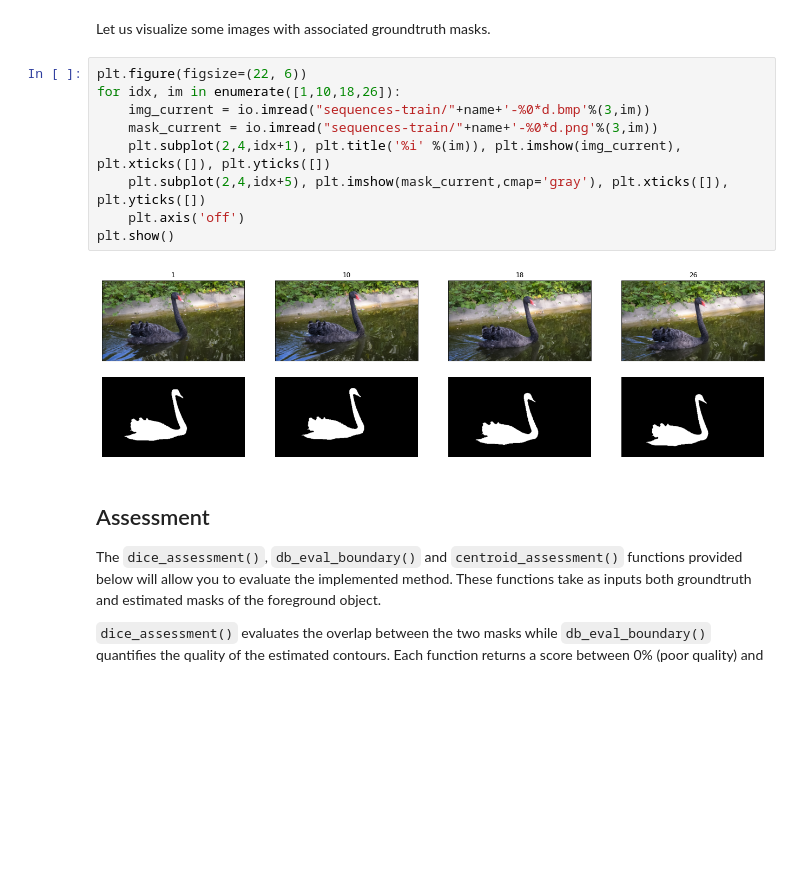
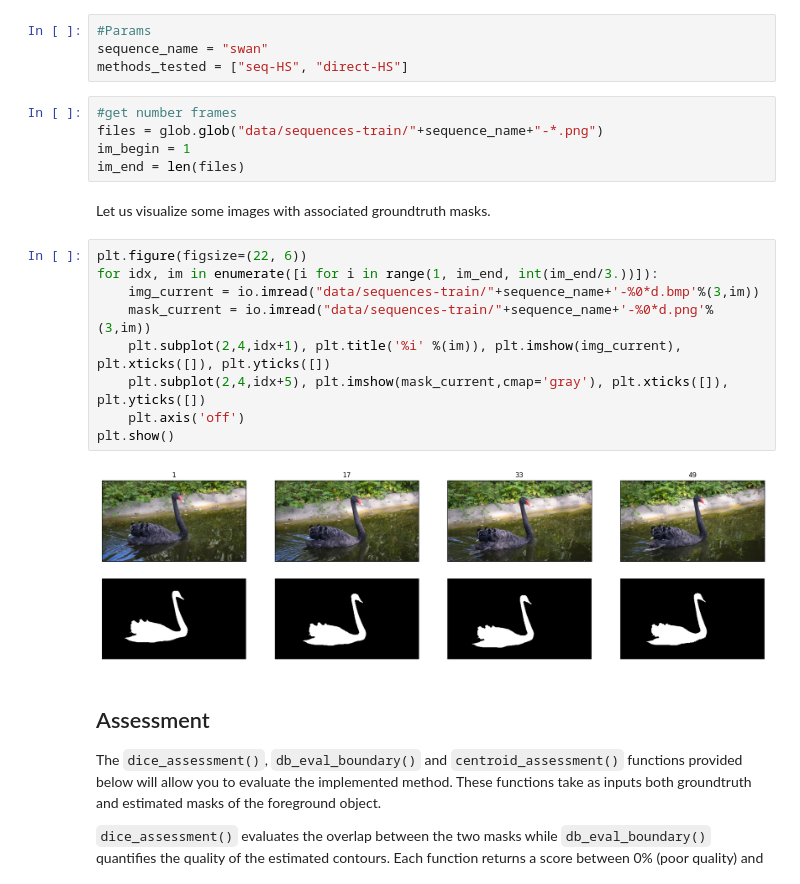
Before and after one commit to GGomez99/Optical-Flow-Motion-Estimation-Project, a Jupyter notebook: results scoring.ipynb, the cells around one changed output. Saved outputs shown, nothing was run; the diff lists cells and outputs as text; blank space fills up the shorter version.

```diff
--- a/results scoring.ipynb
+++ b/results scoring.ipynb
@@ -32,16 +12,25 @@ im_begin, im_end = 1, 26 # reference image (1) and last image (varies depending
+# %%
+#Params
+sequence_name = "swan"
+methods_tested = ["seq-HS", "direct-HS"]
+# %%
+#get number frames
+files = glob.glob("data/sequences-train/"+sequence_name+"-*.png")
+im_begin = 1
+im_end = len(files)
 # %% [markdown]
 Let us visualize some images with associated groundtruth masks.
 # %%
 plt.figure(figsize=(22, 6))
-for idx, im in enumerate([1,10,18,26]):
-    img_current = io.imread("sequences-train/"+name+'-%0*d.bmp'%(3,im))
-    mask_current = io.imread("sequences-train/"+name+'-%0*d.png'%(3,im))
+for idx, im in enumerate([i for i in range(1, im_end, int(im_end/3.))]):
+    img_current = io.imread("data/sequences-train/"+sequence_name+'-%0*d.bmp'%(3,im))
+    mask_current = io.imread("data/sequences-train/"+sequence_name+'-%0*d.png'%(3,im))
     plt.subplot(2,4,idx+1), plt.title('%i' %(im)), plt.imshow(img_current), plt.xticks([]), plt.yticks([])
     plt.subplot(2,4,idx+5), plt.imshow(mask_current,cmap='gray'), plt.xticks([]), plt.yticks([])
     plt.axis('off')
 plt.show()
 # %% [output]
-[figure, old version]
+[figure, new version]
 # %% [markdown]
 ## Assessment
 
```
Also changed, not shown: parts of 10 cells of this notebook, 3 other files.
